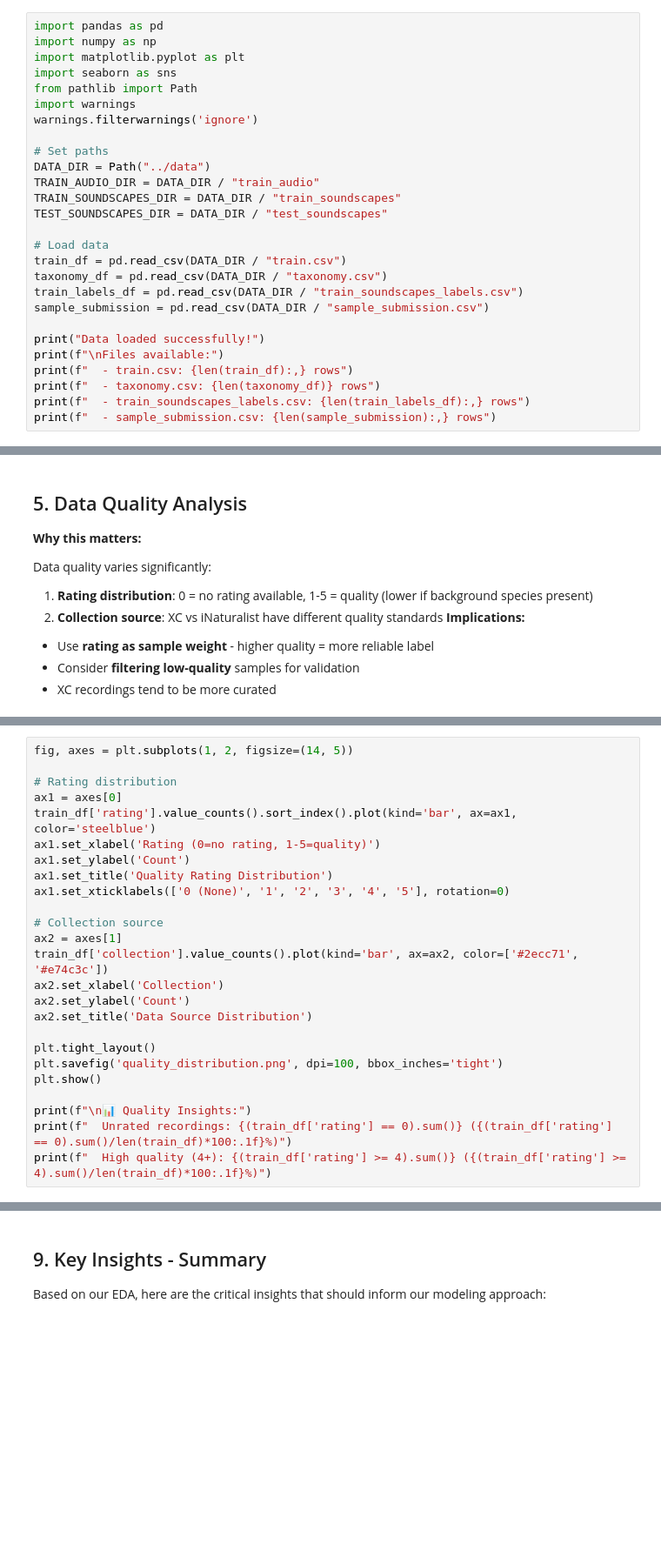
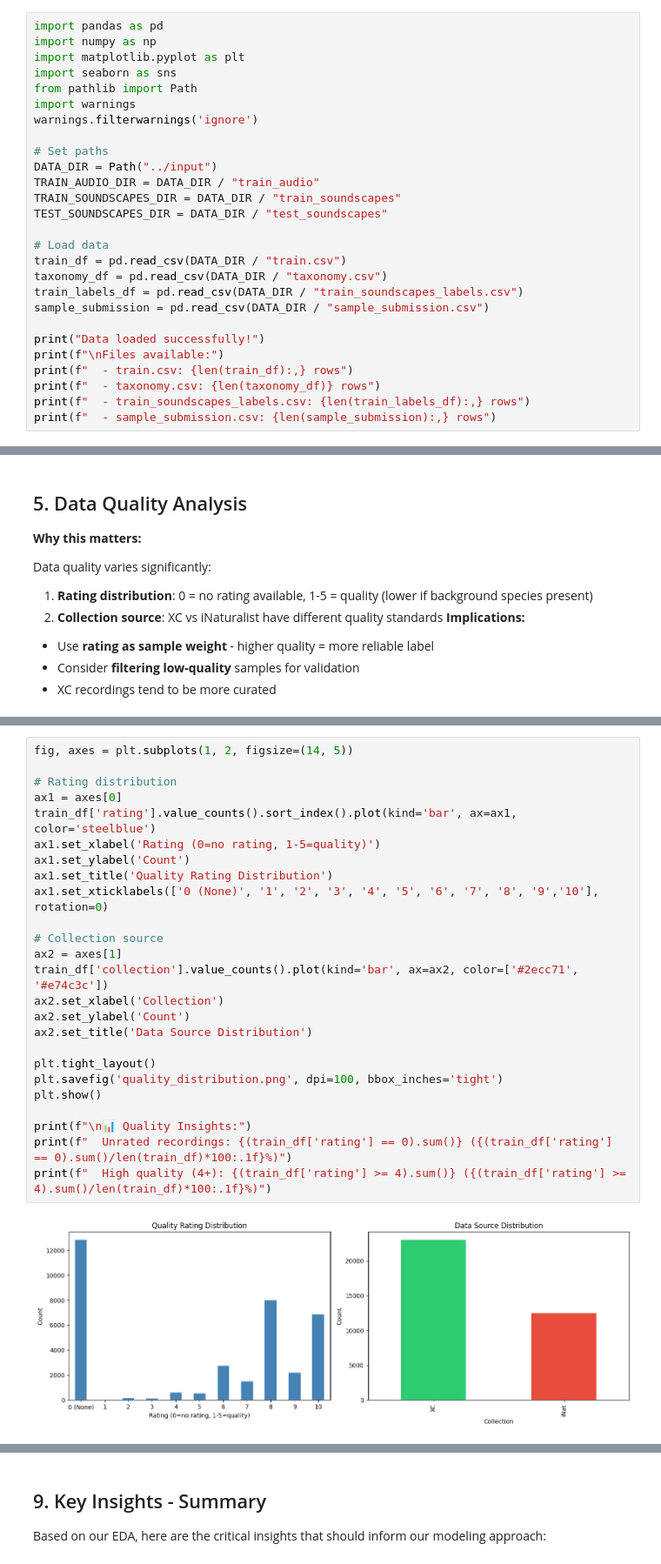
Before and after one commit to kwierman/BirdCLEF2026, a Jupyter notebook: notebooks/02_eda.ipynb, the cells around one changed output, grey strips where cells are left out. Shown at 87% size. Cells and saved outputs as stored; diff of their text form; blank space fills up the shorter version.

```diff
--- a/notebooks/02_eda.ipynb
+++ b/notebooks/02_eda.ipynb
@@ -23,7 +23,7 @@ import warnings
 warnings.filterwarnings('ignore')
 
 # Set paths
-DATA_DIR = Path("../data")
+DATA_DIR = Path("../input")
 TRAIN_AUDIO_DIR = DATA_DIR / "train_audio"
 TRAIN_SOUNDSCAPES_DIR = DATA_DIR / "train_soundscapes"
 TEST_SOUNDSCAPES_DIR = DATA_DIR / "test_soundscapes"
@@ -238,25 +368,27 @@ print(train_df['collection'].value_counts())
 # %%
 fig, axes = plt.subplots(1, 2, figsize=(14, 5))
 
 # Rating distribution
 ax1 = axes[0]
 train_df['rating'].value_counts().sort_index().plot(kind='bar', ax=ax1, color='steelblue')
 ax1.set_xlabel('Rating (0=no rating, 1-5=quality)')
 ax1.set_ylabel('Count')
 ax1.set_title('Quality Rating Distribution')
-ax1.set_xticklabels(['0 (None)', '1', '2', '3', '4', '5'], rotation=0)
+ax1.set_xticklabels(['0 (None)', '1', '2', '3', '4', '5', '6', '7', '8', '9','10'], rotation=0)
 
 # Collection source
 ax2 = axes[1]
 train_df['collection'].value_counts().plot(kind='bar', ax=ax2, color=['#2ecc71', '#e74c3c'])
 ax2.set_xlabel('Collection')
 ax2.set_ylabel('Count')
 ax2.set_title('Data Source Distribution')
 
 plt.tight_layout()
 plt.savefig('quality_distribution.png', dpi=100, bbox_inches='tight')
 plt.show()
 
 print(f"\n📊 Quality Insights:")
 print(f"  Unrated recordings: {(train_df['rating'] == 0).sum()} ({(train_df['rating'] == 0).sum()/len(train_df)*100:.1f}%)")
 print(f"  High quality (4+): {(train_df['rating'] >= 4).sum()} ({(train_df['rating'] >= 4).sum()/len(train_df)*100:.1f}%)")
+# %% [output]
+[figure, added]
```
Also changed, not shown: parts of 19 cells of this notebook, 6 other files.
